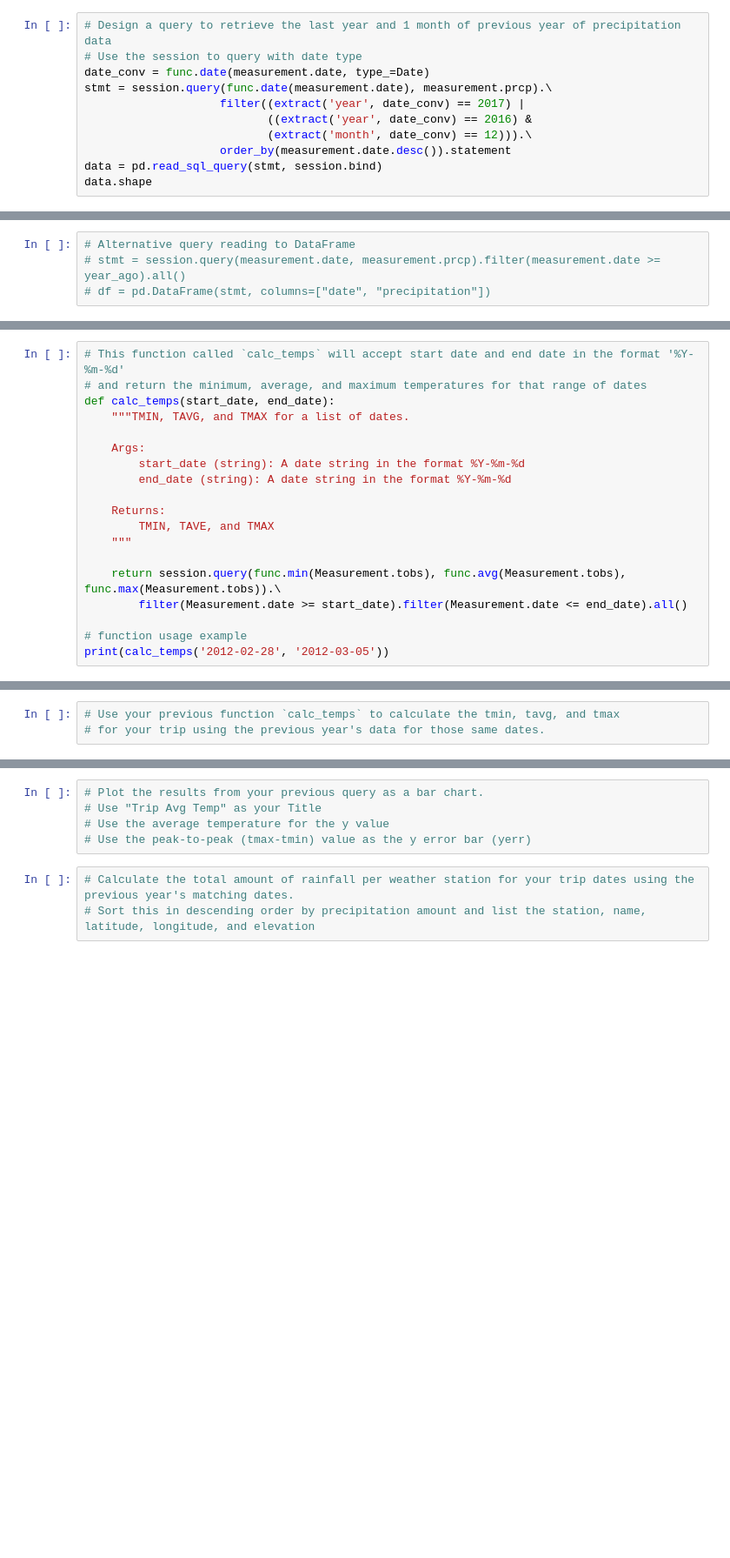
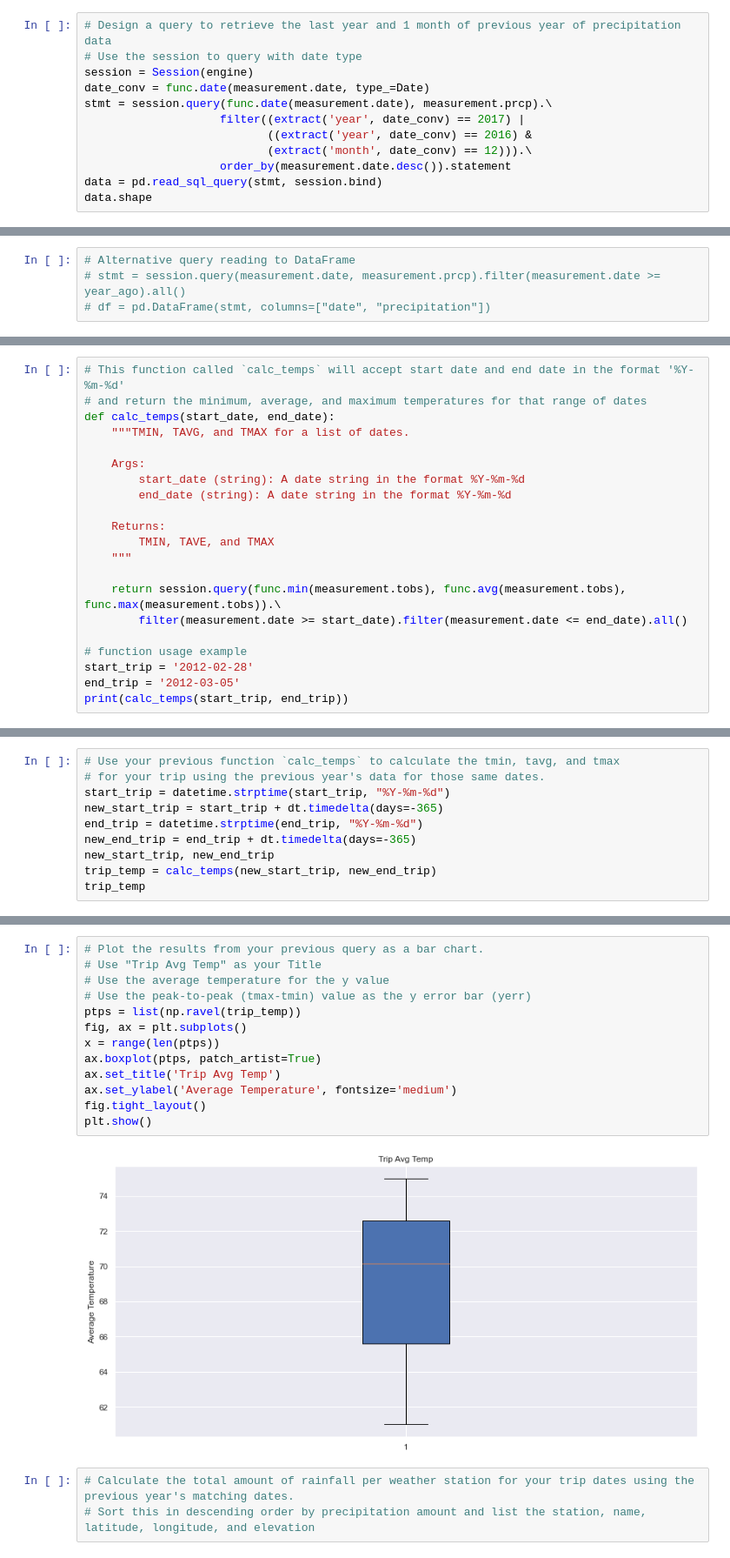
Before and after one commit to OlegRyzhkov2020/sqlalchemy-challenge, a Jupyter notebook: climate_starter.ipynb, the cells around one changed output, grey strips where cells are left out. Shown: that part at 87% size. Saved outputs shown, nothing was run; the diff lists cells and outputs as text; blank space fills up the shorter version.

```diff
--- a/climate_starter.ipynb
+++ b/climate_starter.ipynb
@@ -113,6 +296,7 @@ station
 # %%
 # Design a query to retrieve the last year and 1 month of previous year of precipitation data
 # Use the session to query with date type
+session = Session(engine)
 date_conv = func.date(measurement.date, type_=Date)
 stmt = session.query(func.date(measurement.date), measurement.prcp).\
                     filter((extract('year', date_conv) == 2017) |
@@ -210,8 +437,10 @@ def calc_temps(start_date, end_date):
         TMIN, TAVE, and TMAX
     """
 
-    return session.query(func.min(Measurement.tobs), func.avg(Measurement.tobs), func.max(Measurement.tobs)).\
-        filter(Measurement.date >= start_date).filter(Measurement.date <= end_date).all()
+    return session.query(func.min(measurement.tobs), func.avg(measurement.tobs), func.max(measurement.tobs)).\
+        filter(measurement.date >= start_date).filter(measurement.date <= end_date).all()
 
 # function usage example
-print(calc_temps('2012-02-28', '2012-03-05'))
+start_trip = '2012-02-28'
+end_trip = '2012-03-05'
+print(calc_temps(start_trip, end_trip))
@@ -218,3 +449,10 @@ print(calc_temps('2012-02-28', '2012-03-05'))
 # %%
 # Use your previous function `calc_temps` to calculate the tmin, tavg, and tmax
 # for your trip using the previous year's data for those same dates.
+start_trip = datetime.strptime(start_trip, "%Y-%m-%d")
+new_start_trip = start_trip + dt.timedelta(days=-365)
+end_trip = datetime.strptime(end_trip, "%Y-%m-%d")
+new_end_trip = end_trip + dt.timedelta(days=-365)
+new_start_trip, new_end_trip
+trip_temp = calc_temps(new_start_trip, new_end_trip)
+trip_temp
@@ -221,8 +461,18 @@ print(calc_temps('2012-02-28', '2012-03-05'))
 # %%
 # Plot the results from your previous query as a bar chart.
 # Use "Trip Avg Temp" as your Title
 # Use the average temperature for the y value
 # Use the peak-to-peak (tmax-tmin) value as the y error bar (yerr)
+ptps = list(np.ravel(trip_temp))
+fig, ax = plt.subplots()
+x = range(len(ptps))
+ax.boxplot(ptps, patch_artist=True)
+ax.set_title('Trip Avg Temp')
+ax.set_ylabel('Average Temperature', fontsize='medium')
+fig.tight_layout()
+plt.show()
+# %% [output]
+[figure, added]
 # %%
 # Calculate the total amount of rainfall per weather station for your trip dates using the previous year's matching dates.
 # Sort this in descending order by precipitation amount and list the station, name, latitude, longitude, and elevation
```
Also changed, not shown: parts of 42 cells of this notebook, 12 other files.
